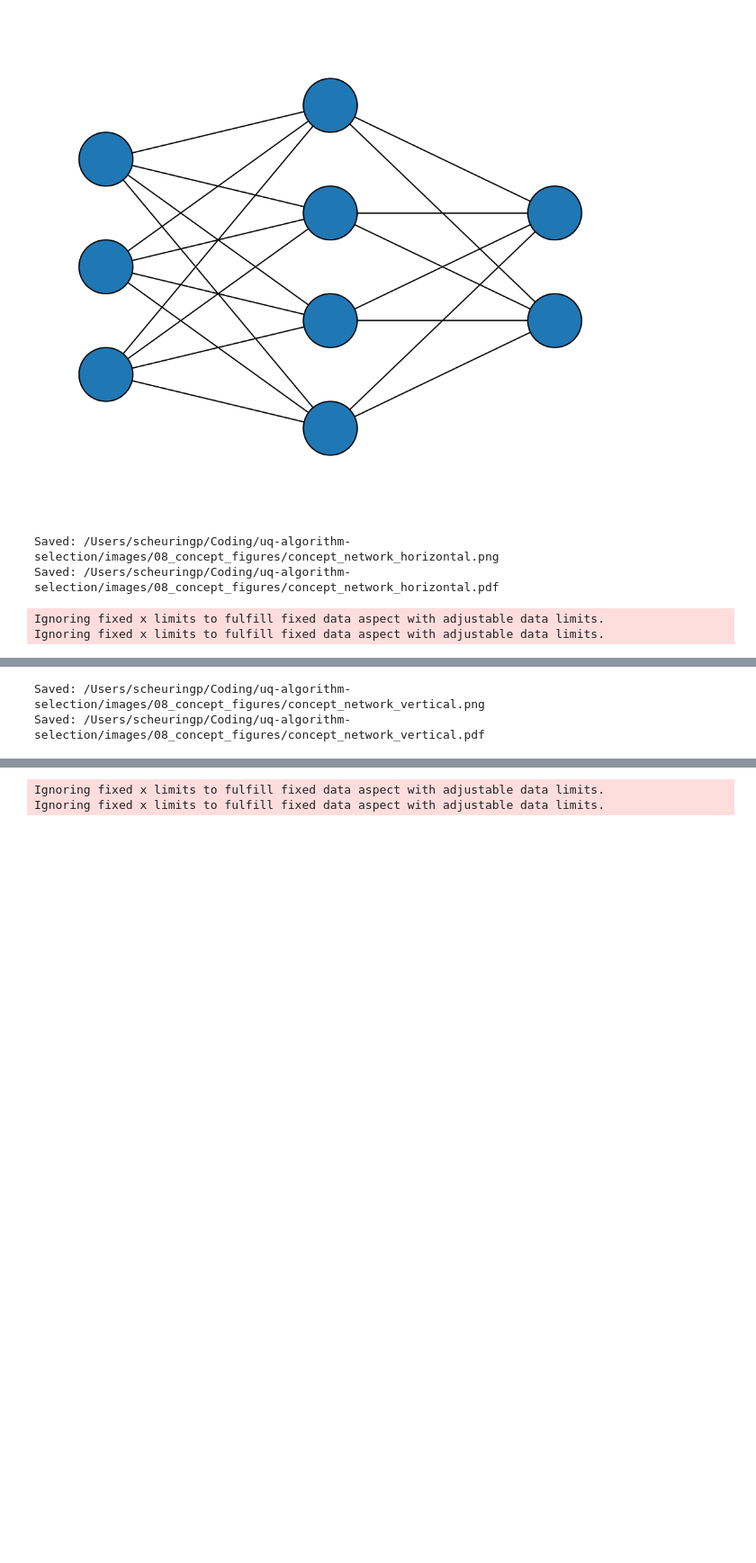
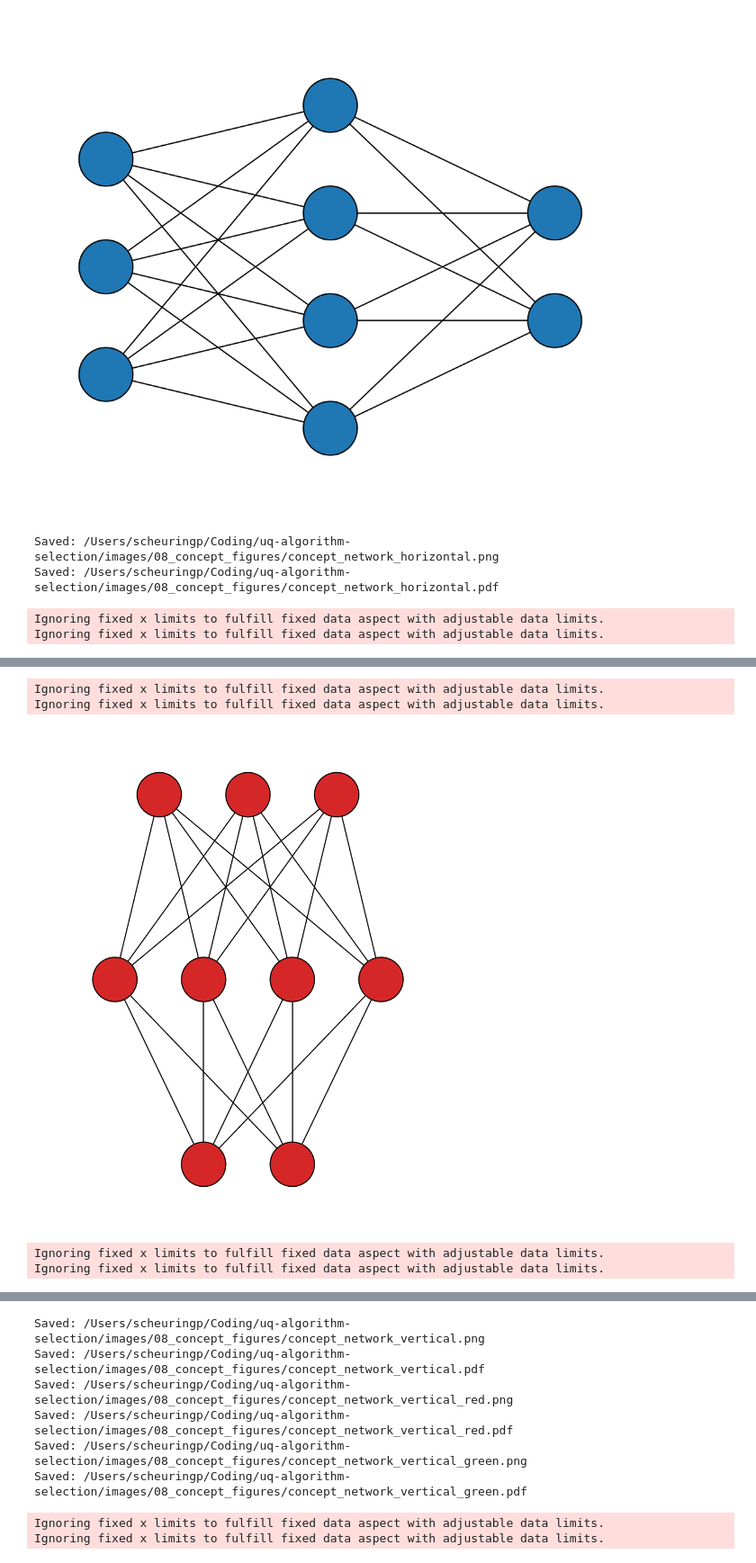
Before and after one commit to pscheuring/uq-algorithm-selection, a Jupyter notebook: notebooks/09_concept_figures.ipynb, the cells around one changed output, grey strips where cells are left out. Shown at 90% size. Saved outputs shown, nothing was run; the diff lists cells and outputs as text; code cells hidden in the pictures; blank space fills up the shorter version.

Commit message:
feat: create coloured nn concept figures

```diff
--- a/notebooks/09_concept_figures.ipynb
+++ b/notebooks/09_concept_figures.ipynb
@@ -452,7 +452,7 @@ Ignoring fixed y limits to fulfill fixed data aspect with adjustable data limits
 Saved: /Users/scheuringp/Coding/uq-algorithm-selection/images/08_concept_figures/concept_network_horizontal.png
 Saved: /Users/scheuringp/Coding/uq-algorithm-selection/images/08_concept_figures/concept_network_horizontal.pdf
 # %%
-def plot_concept_nn_vertical():
+def plot_concept_nn_vertical(color: str = "tab:blue"):
     """
     Like plot_concept_nn(), but the network layers are arranged
     vertically (top to bottom) instead of horizontally.
@@ -491,35 +491,42 @@ def plot_concept_nn_vertical():
 
     pc = PatchCollection(
         patches,
-        facecolor="tab:blue",
+        facecolor=color,
         edgecolor="black",
         linewidth=1.0,
         zorder=2
     )
     ax.add_collection(pc)
 
     # Formatting
     ax.set_aspect("equal", adjustable="datalim")
     ax.set_axis_off()
 
     # Set axis limits
     all_x = [xx for layer in xs for xx in layer]
     all_y = [yy for yy in y]
     x_pad = r + 0.4
     y_pad = 0.8
     ax.set_xlim(min(all_x) - x_pad, max(all_x) + x_pad)
     ax.set_ylim(min(all_y) - y_pad, max(all_y) + y_pad)
 
     plt.tight_layout()
     plt.show()
     return fig
 
 
-fig = plot_concept_nn_vertical()
-FigureSaver.save_fig(fig, "concept_network_vertical")
+fig_blue = plot_concept_nn_vertical(color="tab:blue")
+fig_red = plot_concept_nn_vertical(color="tab:red")
+fig_green = plot_concept_nn_vertical(color="tab:green")
+FigureSaver.save_fig(fig_blue, "concept_network_vertical")
+FigureSaver.save_fig(fig_red, "concept_network_vertical_red")
+FigureSaver.save_fig(fig_green, "concept_network_vertical_green")
 # %% [output]
 Ignoring fixed x limits to fulfill fixed data aspect with adjustable data limits.
 Ignoring fixed x limits to fulfill fixed data aspect with adjustable data limits.
 [figure]
-Saved: /Users/scheuringp/Coding/uq-algorithm-selection/images/08_concept_figures/concept_network_vertical.png
-Saved: /Users/scheuringp/Coding/uq-algorithm-selection/images/08_concept_figures/concept_network_vertical.pdf
+Ignoring fixed x limits to fulfill fixed data aspect with adjustable data limits.
+Ignoring fixed x limits to fulfill fixed data aspect with adjustable data limits.
+[figure, added]
+Ignoring fixed x limits to fulfill fixed data aspect with adjustable data limits.
+Ignoring fixed x limits to fulfill fixed data aspect with adjustable data limits.
@@ -526,3 +534,9 @@ Saved: /Users/scheuringp/Coding/uq-algorithm-selection/images/08_concept_figures
+Saved: /Users/scheuringp/Coding/uq-algorithm-selection/images/08_concept_figures/concept_network_vertical.png
+Saved: /Users/scheuringp/Coding/uq-algorithm-selection/images/08_concept_figures/concept_network_vertical.pdf
+Saved: /Users/scheuringp/Coding/uq-algorithm-selection/images/08_concept_figures/concept_network_vertical_red.png
+Saved: /Users/scheuringp/Coding/uq-algorithm-selection/images/08_concept_figures/concept_network_vertical_red.pdf
+Saved: /Users/scheuringp/Coding/uq-algorithm-selection/images/08_concept_figures/concept_network_vertical_green.png
+Saved: /Users/scheuringp/Coding/uq-algorithm-selection/images/08_concept_figures/concept_network_vertical_green.pdf
 # %%
 def plot_concept_nn_der():
     """
```
Also changed, not shown: parts of 2 cells of this notebook.
